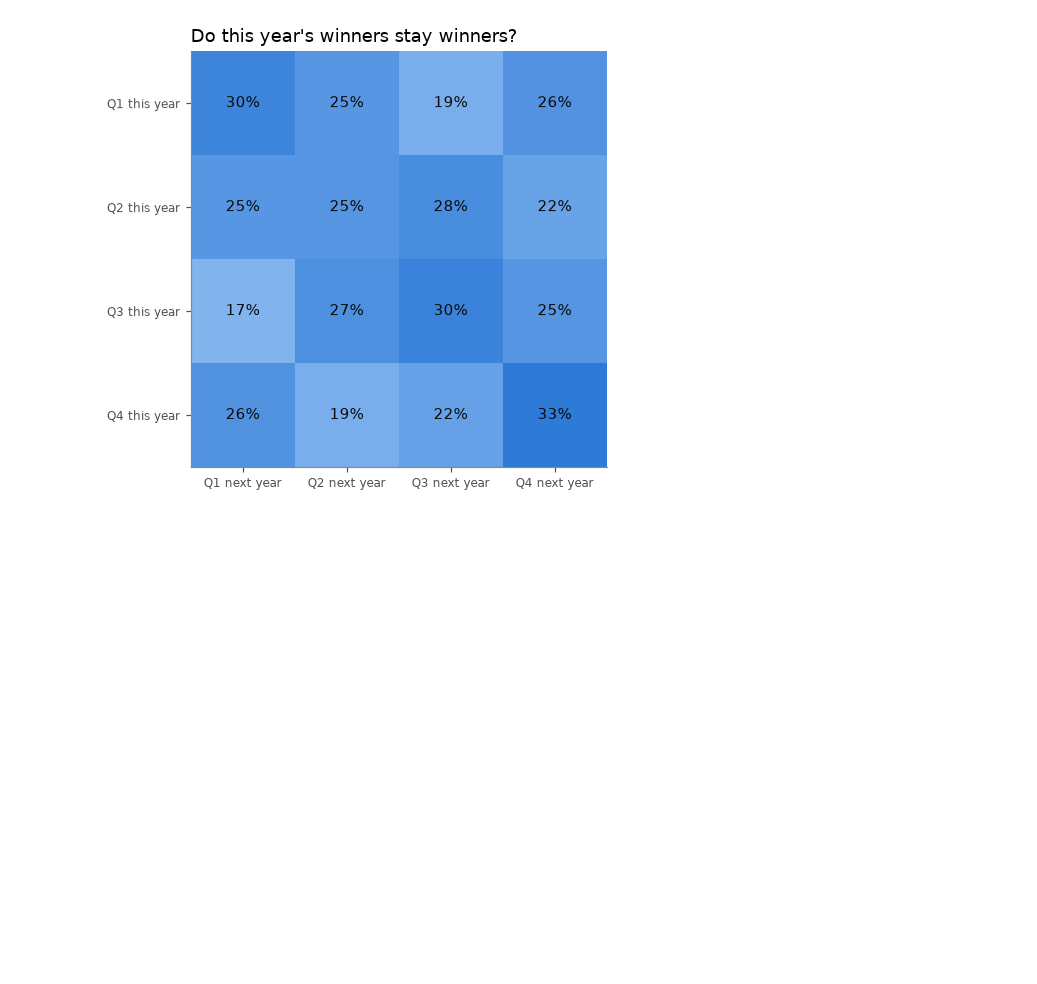
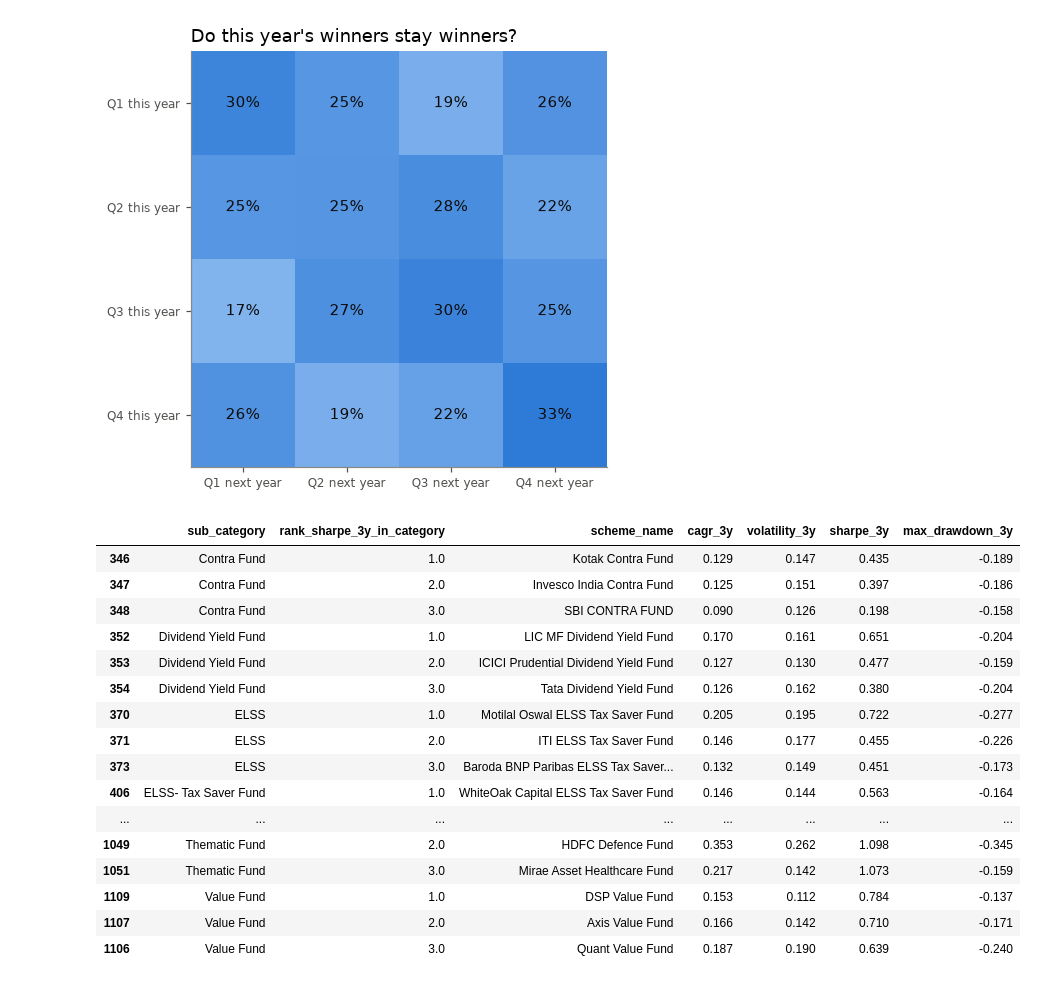
Before and after one commit to chetank-github/fundlens, a Jupyter notebook: notebooks/05_analysis.ipynb, the cells around one changed output. Cells and saved outputs as stored; diff of their text form; code cells hidden in the pictures; blank space fills up the shorter version.

```diff
--- a/notebooks/05_analysis.ipynb
+++ b/notebooks/05_analysis.ipynb
@@ -236,3 +236,26 @@ Based on 1569 fund-year moves
 | Q4 this year | 26.3 | 18.8 | 22.4 | 32.5 |
 Only 30% of top-quartile funds stay top-quartile the next year (25% = pure chance)
 [figure]
+# %%
+leaders = (metrics[(metrics.plan_type == "Direct") & metrics.rank_sharpe_3y_in_category.le(3)]
+           .sort_values(["sub_category", "rank_sharpe_3y_in_category"])
+           [["sub_category", "rank_sharpe_3y_in_category", "scheme_name", "cagr_3y", "volatility_3y", "sharpe_3y", "max_drawdown_3y"]])
+display(leaders.round(3))
+# %% [output]
+|  | sub_category | rank_sharpe_3y_in_category | scheme_name | cagr_3y | volatility_3y | sharpe_3y | max_drawdown_3y |
+| 346 | Contra Fund | 1.0 | Kotak Contra Fund | 0.129 | 0.147 | 0.435 | -0.189 |
+| 347 | Contra Fund | 2.0 | Invesco India Contra Fund | 0.125 | 0.151 | 0.397 | -0.186 |
+| 348 | Contra Fund | 3.0 | SBI CONTRA FUND | 0.090 | 0.126 | 0.198 | -0.158 |
+| 352 | Dividend Yield Fund | 1.0 | LIC MF Dividend Yield Fund | 0.170 | 0.161 | 0.651 | -0.204 |
+| 353 | Dividend Yield Fund | 2.0 | ICICI Prudential Dividend Yield Fund | 0.127 | 0.130 | 0.477 | -0.159 |
+| 354 | Dividend Yield Fund | 3.0 | Tata Dividend Yield Fund | 0.126 | 0.162 | 0.380 | -0.204 |
+| 370 | ELSS | 1.0 | Motilal Oswal ELSS Tax Saver Fund | 0.205 | 0.195 | 0.722 | -0.277 |
+| 371 | ELSS | 2.0 | ITI ELSS Tax Saver Fund | 0.146 | 0.177 | 0.455 | -0.226 |
+| 373 | ELSS | 3.0 | Baroda BNP Paribas ELSS Tax Saver... | 0.132 | 0.149 | 0.451 | -0.173 |
+| 406 | ELSS- Tax Saver Fund | 1.0 | WhiteOak Capital ELSS Tax Saver Fund | 0.146 | 0.144 | 0.563 | -0.164 |
+| ... | ... | ... | ... | ... | ... | ... | ... |
+| 1049 | Thematic Fund | 2.0 | HDFC Defence Fund | 0.353 | 0.262 | 1.098 | -0.345 |
+| 1051 | Thematic Fund | 3.0 | Mirae Asset Healthcare Fund | 0.217 | 0.142 | 1.073 | -0.159 |
+| 1109 | Value Fund | 1.0 | DSP Value Fund | 0.153 | 0.112 | 0.784 | -0.137 |
+| 1107 | Value Fund | 2.0 | Axis Value Fund | 0.166 | 0.142 | 0.710 | -0.171 |
+| 1106 | Value Fund | 3.0 | Quant Value Fund | 0.187 | 0.190 | 0.639 | -0.240 |
```
Also changed, not shown: parts of 2 cells of this notebook, 4 other files.
